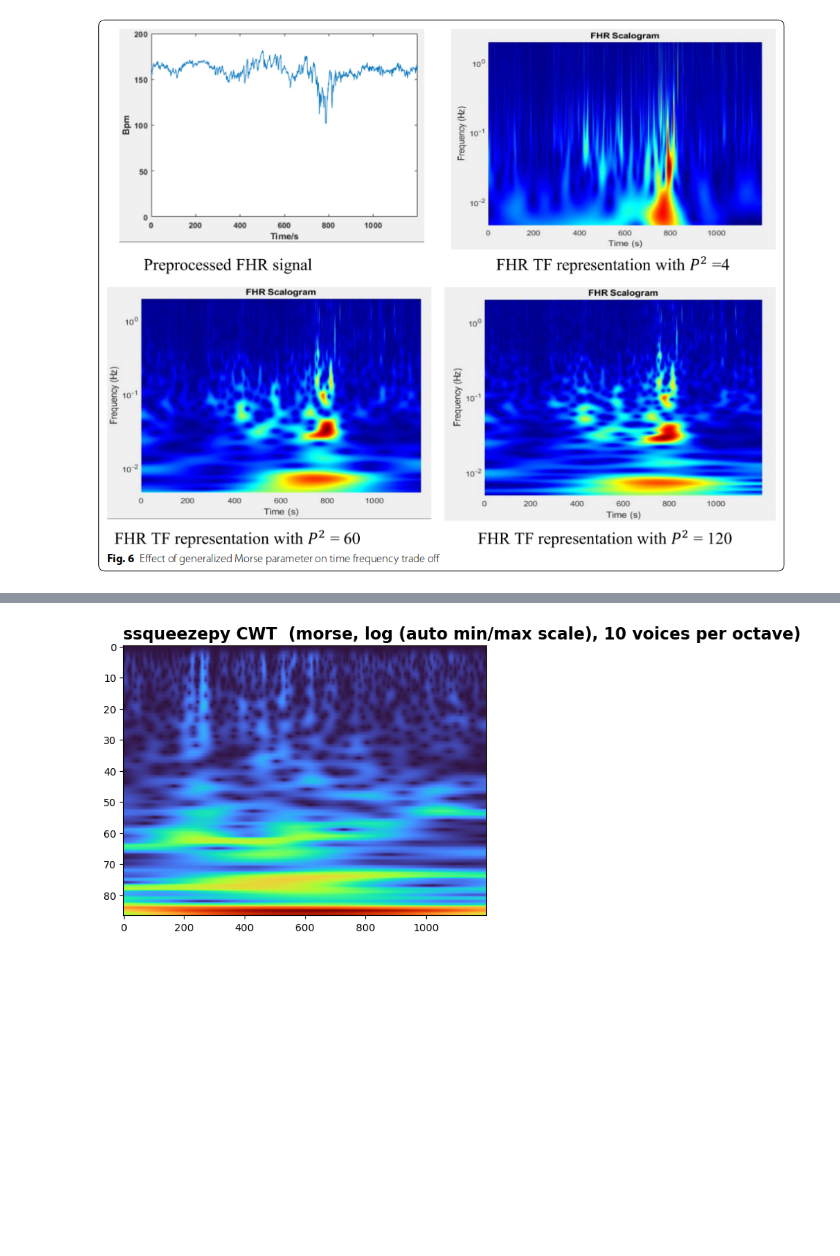
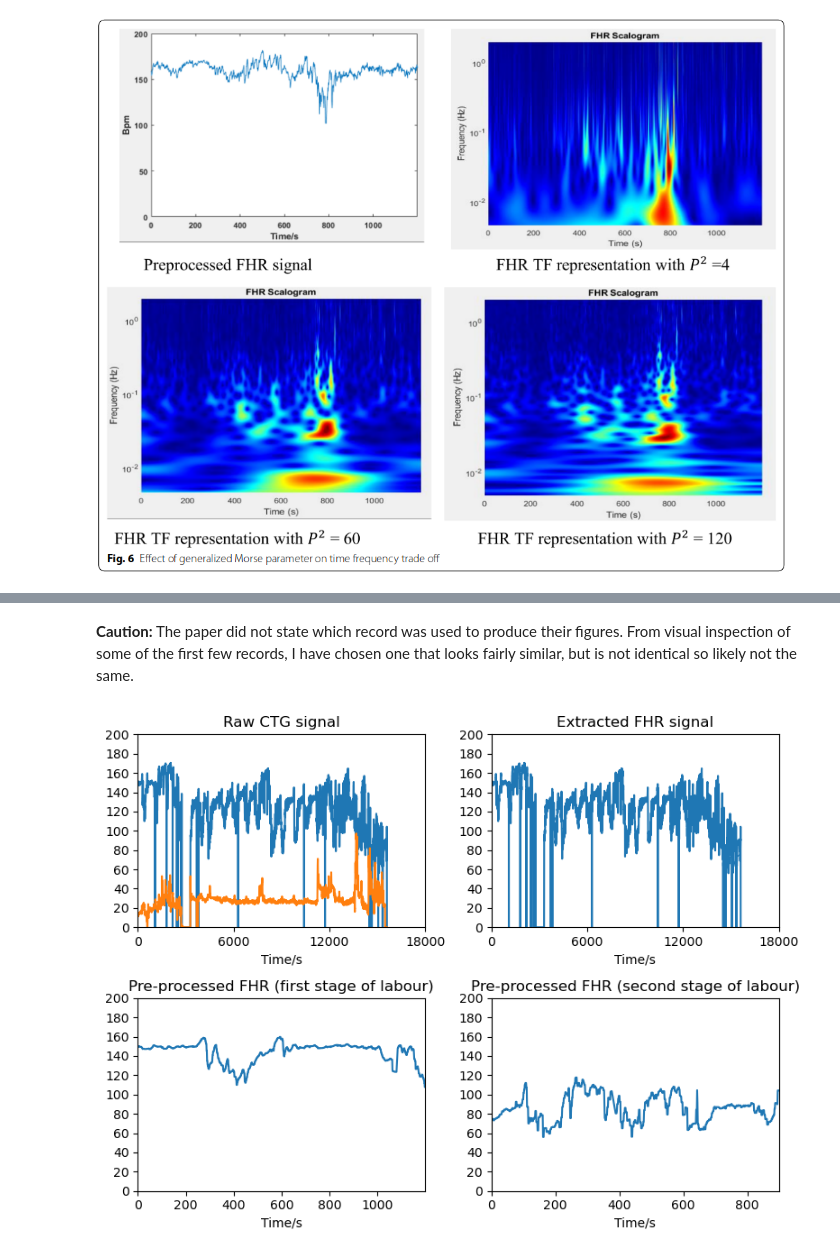
Before and after one commit to birth-outcomes/ctg_exploratory, a Jupyter notebook: 06_replicating_paper_processing.ipynb, the cells around one changed output, grey strips where cells are left out. Cells and saved outputs as stored; diff of their text form; code cells hidden in the pictures; blank space fills up the shorter version.

```diff
--- a/06_replicating_paper_processing.ipynb
+++ b/06_replicating_paper_processing.ipynb
@@ -237,8 +237,9 @@ Image('images/daydulo_figure6.png')
 [figure]
 # %%
 # Import some FHR data
-ctg = pd.read_csv('data_csv/1001.csv')
+ctg = pd.read_csv('data_csv/1011.csv')
 raw_fhr = ctg['FHR']
+raw_uc = ctg['UC']
 # %%
 def daydulo_clean(fhr):
     '''
@@ -311,19 +275,52 @@ It doesn't look like their image, but it is more similar than previous attempts
-# %%
-# Configure
-signal_length = len(fhr_first)
-wavelet = Wavelet('gmw')
-voices_per_octave = 12
-
-# Make scales
-min_scale, max_scale = cwt_scalebounds(wavelet, signal_length)
-scales = make_scales(signal_length, scaletype='log', nv=voices_per_octave,
-                     min_scale=min_scale, max_scale=max_scale)
-
-# Perform CWT
-Wx, _ = cwt(fhr_first, wavelet, scales=scales)
-
-# Visualise
-imshow(Wx, title='ssqueezepy CWT  (morse, log (auto min/max scale), 10 voices per octave)', abs=1)
-plt.show()
-# %% [output]
-[figure, removed]
+# %% [markdown]
+**Caution:** The paper did not state which record was used to produce their figures. From visual inspection of some of the first few records, I have chosen one that looks fairly similar, but is not identical so likely not the same.
+# %%
+# Clean the FHR
+fhr = daydulo_clean(raw_fhr)
+
+# Extract first 20 minutes (4800) and last 15 minutes (3600)
+fhr_first = fhr.head(20*60)
+fhr_second = fhr.tail(15*60)
+
+# Initialise plot
+fig, ax = plt.subplots(ncols=2, nrows=2, figsize=(8, 6))
+
+# Plot raw FHR and UC
+ax[0,0].plot(raw_fhr.fillna(0))
+ax[0,0].plot(raw_uc.fillna(0))
+ax[0,0].margins(x=0)
+ax[0,0].set_ylim(0, 200)
+ax[0,0].set_xlabel('Time/s')
+ax[0,0].set_title('Raw CTG signal')
+ax[0,0].set_xticks([0, 6000, 12000, 18000])
+ax[0,0].set_yticks(np.arange(0, 201, 20))
+
+# Plot raw FHR
+ax[0,1].plot(raw_fhr.fillna(0))
+ax[0,1].margins(x=0)
+ax[0,1].set_ylim(0, 200)
+ax[0,1].set_xlabel('Time/s')
+ax[0,1].set_title('Extracted FHR signal')
+ax[0,1].set_xticks([0, 6000, 12000, 18000])
+ax[0,1].set_yticks(np.arange(0, 201, 20))
+
+# Plot clean FHR stage 1
+ax[1,0].plot(fhr_first)
+ax[1,0].margins(x=0)
+ax[1,0].set_ylim(0, 200)
+ax[1,0].set_xlabel('Time/s')
+ax[1,0].set_title('Pre-processed FHR (first stage of labour)')
+ax[1,0].set_yticks(np.arange(0, 201, 20))
+
+# Plot clean FHR stage 2
+ax[1,1].plot(fhr_second.reset_index(drop=True))
+ax[1,1].margins(x=0)
+ax[1,1].set_ylim(0, 200)
+ax[1,1].set_xlabel('Time/s')
+ax[1,1].set_title('Pre-processed FHR (second stage of labour)')
+ax[1,1].set_yticks(np.arange(0, 201, 20))
+
+plt.tight_layout()
+plt.show()
+# %% [output]
+[figure, added]
```
Also changed, not shown: parts of 6 cells of this notebook.
